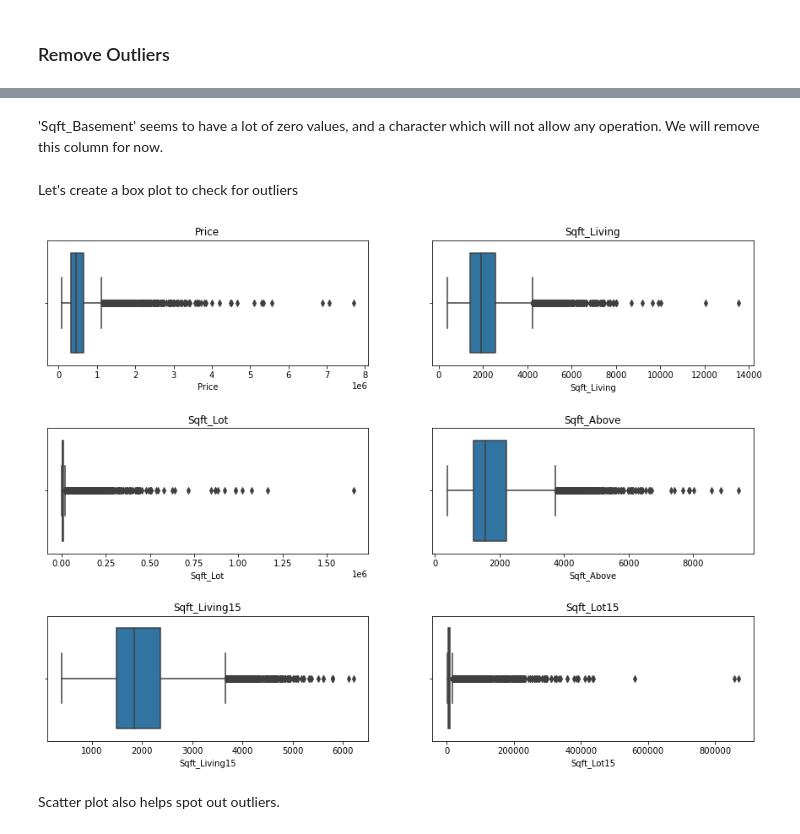
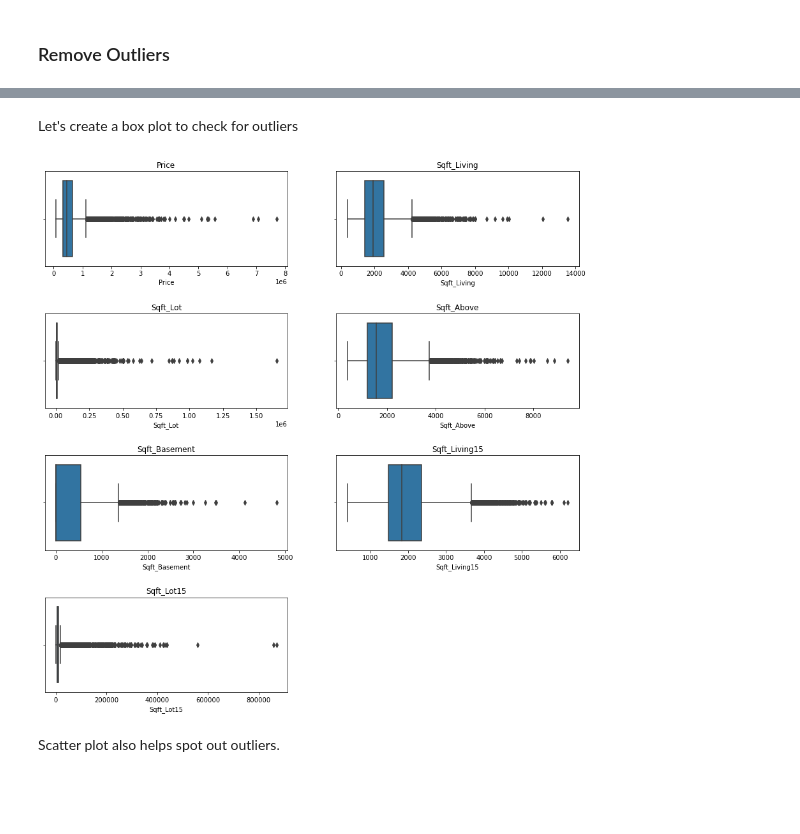
Before and after one commit to dicchyantgurung/Identifying-undervalued-vs-overvalued-houses-in-King-County-Seattle, a Jupyter notebook: student.ipynb, the cells around one changed output, grey strips where cells are left out. Drawn from its saved outputs; the diff is of its cells as text; code cells hidden in the pictures; blank space fills up the shorter version.

```diff
--- a/student.ipynb
+++ b/student.ipynb
@@ -224,7 +220,7 @@ df1.head()
 # %% [markdown]
 Since we are about to split continuous and categorical values. It'll be a good idea to make the 'Id' column an index such that if we have to join column later, we can do it with complete accuracy.
 # %%
-df1.set_index('Id', drop=True, inplace=True)
+df1 = df.set_index('Id', drop=True).copy()
 # %% [markdown]
 ### Identify categorical and continuous variables
 # %%
@@ -257,4 +250,4 @@ categoricals = ['Date Sold', 'Bedrooms', 'Bathrooms', 'Floors', 'Waterfront', 'V
 # %%
-continuous_df = df1[continuous]
+continuous_df = df1[continuous].copy()
 # %%
 continuous_df.hist(figsize=(12,8), bins='auto');
@@ -263,0 +281,4 @@ plt.savefig(r'D:\Data Science\Module_2_Final_Project\Graphs\Continuous_Variables
+# %%
+for i in continuous_df.Sqft_Basement.values:
+    if i == '?':
+        continuous_df.Sqft_Basement.replace(i, '0.0', inplace=True)
@@ -263,0 +302,3 @@ plt.savefig(r'D:\Data Science\Module_2_Final_Project\Graphs\Continuous_Variables
+# %%
+for i in continuous_df.Sqft_Basement.values:
+    continuous_df.Sqft_Basement.replace(i, float(i), inplace=True)
@@ -285,2 +322,0 @@ Name: Sqft_Basement, Length: 304, dtype: int64
-# %% [markdown]
-'Sqft_Basement' seems to have a lot of zero values, and a character which will not allow any operation. We will remove this column for now.
@@ -293,15 +325,15 @@ Let's create a box plot to check for outliers
 # %%
 import seaborn as sns
 
 plt.figure(figsize=(15,15))
 plt.subplots_adjust(hspace = 0.5)
 
-for index, value in enumerate(cont_df):
+for index, value in enumerate(continuous_df):
     ax = plt.subplot(4, 2, index+1)
-    sns.boxplot(ax=ax, x=cont_df[value])
+    sns.boxplot(ax=ax, x=continuous_df[value])
     ax.set_title(value)
 # %% [output]
-[figure, old version]
+[figure, new version]
 # %% [markdown]
 Scatter plot also helps spot out outliers.
 # %%
```
Also changed, not shown: parts of 250 cells of this notebook.
